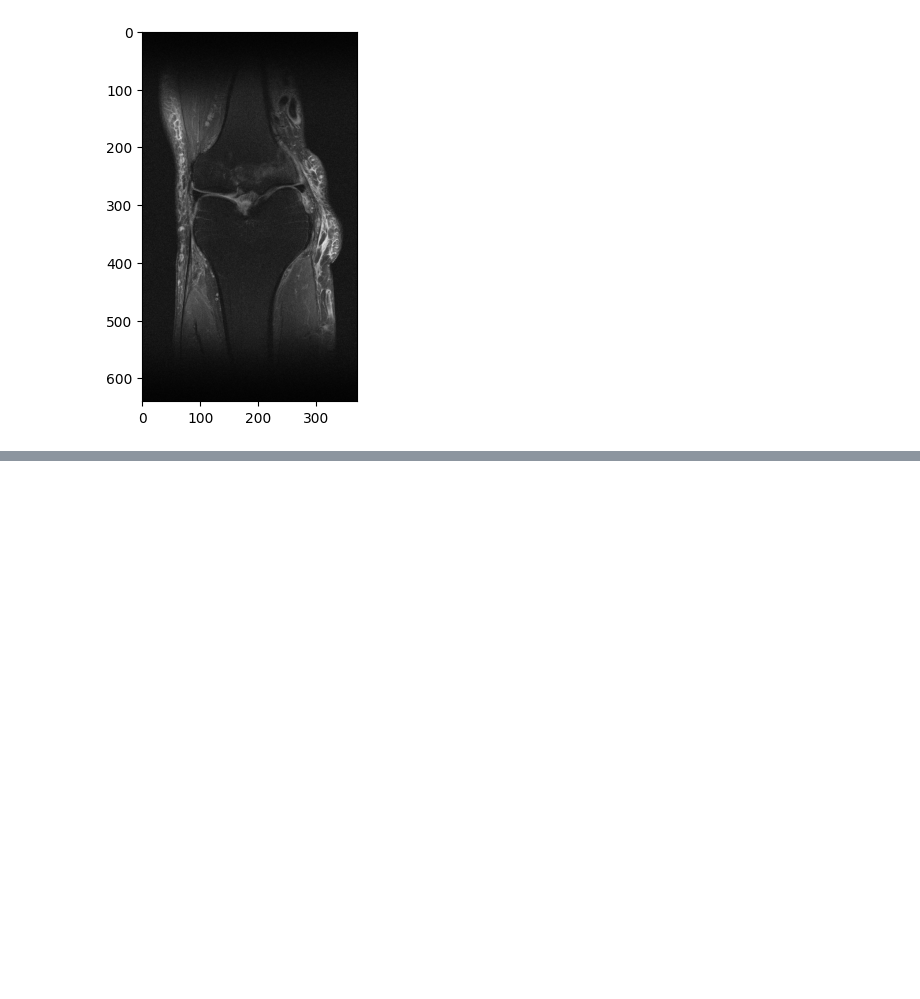
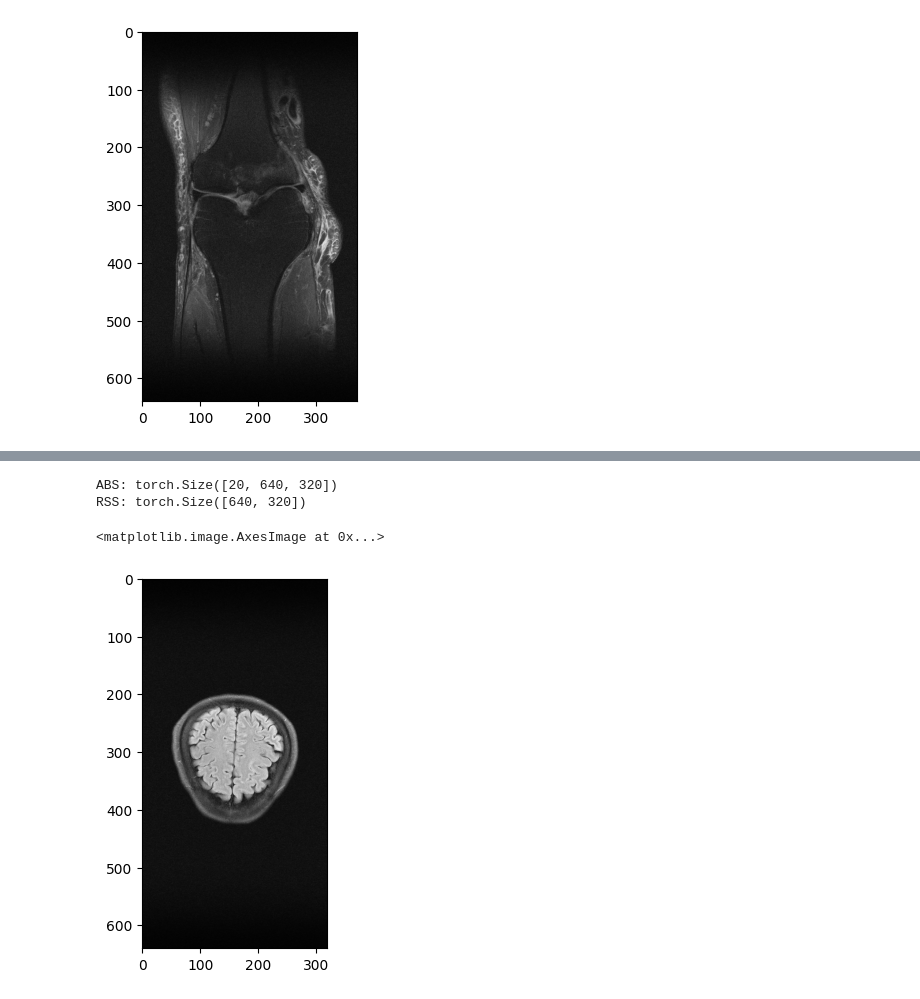
Before and after one commit to luisdavid64/MRI-Implicit-Neural-Representations, a Jupyter notebook: complex_image_dataloader.ipynb, the cells around one changed output, grey strips where cells are left out. Drawn from its saved outputs; the diff is of its cells as text; code cells hidden in the pictures; blank space fills up the shorter version.

```diff
--- a/complex_image_dataloader.ipynb
+++ b/complex_image_dataloader.ipynb
@@ -96,0 +126,9 @@ RSS: torch.Size([640, 372])
+# %%
+btransformed_data8_rss = fastmri.rss(btransformed_data8_abs, dim=0)
+print("ABS: {}\nRSS: {}".format(btransformed_data8_abs.shape, btransformed_data8_rss.shape))
+plt.imshow(np.abs(btransformed_data8_rss.numpy()), cmap='gray')
+# %% [output]
+ABS: torch.Size([20, 640, 320])
+RSS: torch.Size([640, 320])
+<matplotlib.image.AxesImage at 0x...>
+[figure, added]
```
Also changed, not shown: parts of 13 cells of this notebook, 5 other files.
